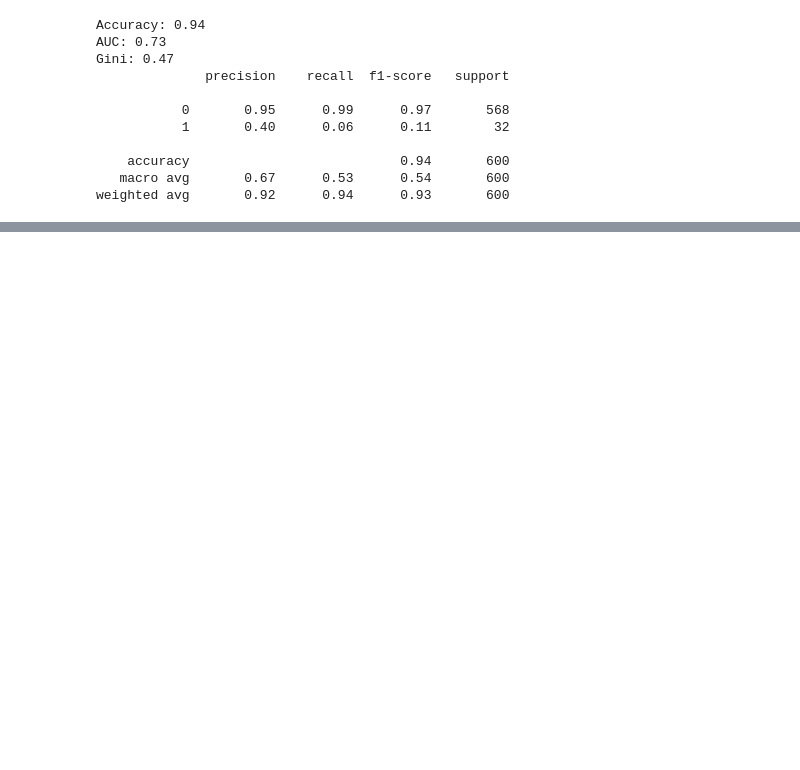
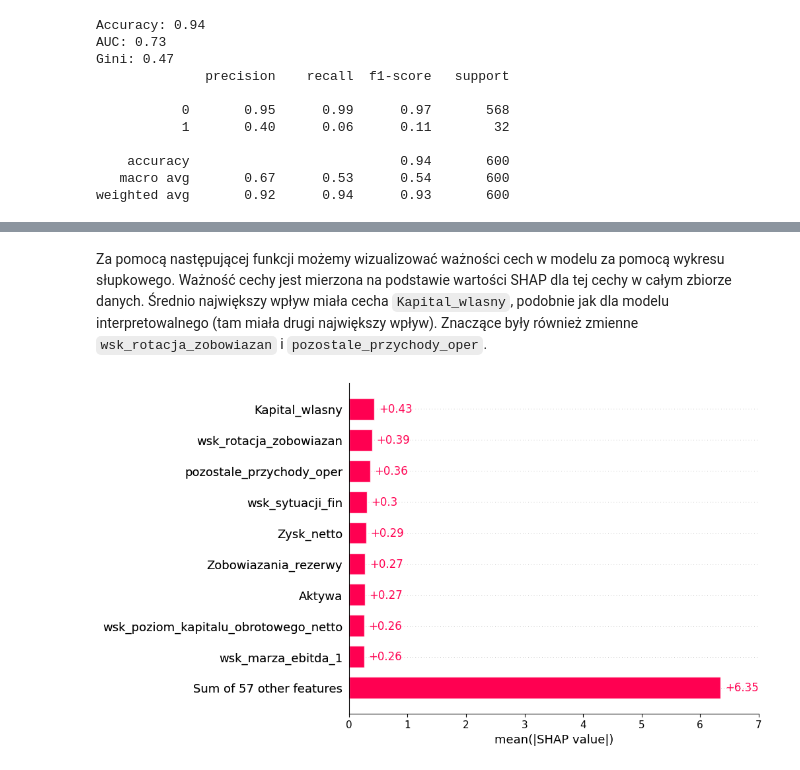
Before and after one commit to wojtek2288/interpretowalnosc, a Jupyter notebook: projekt.ipynb, the cells around one changed output, grey strips where cells are left out. Saved outputs shown, nothing was run; the diff lists cells and outputs as text; code cells hidden in the pictures; blank space fills up the shorter version.

```diff
--- a/projekt.ipynb
+++ b/projekt.ipynb
@@ -535,0 +616,6 @@ weighted avg       0.91      0.94      0.92       600
+# %% [markdown]
+Za pomocą następującej funkcji możemy wizualizować ważności cech w modelu za pomocą wykresu słupkowego. Ważność cechy jest mierzona na podstawie wartości SHAP dla tej cechy w całym zbiorze danych. Średnio największy wpływ miała cecha `Kapital_wlasny`, podobnie jak dla modelu interpretowalnego (tam miała drugi największy wpływ). Znaczące były również zmienne `wsk_rotacja_zobowiazan` i `pozostale_przychody_oper`.
+# %%
+shap.plots.bar(shap_values)
+# %% [output]
+[figure, added]
```
Also changed, not shown: parts of 34 cells of this notebook.
